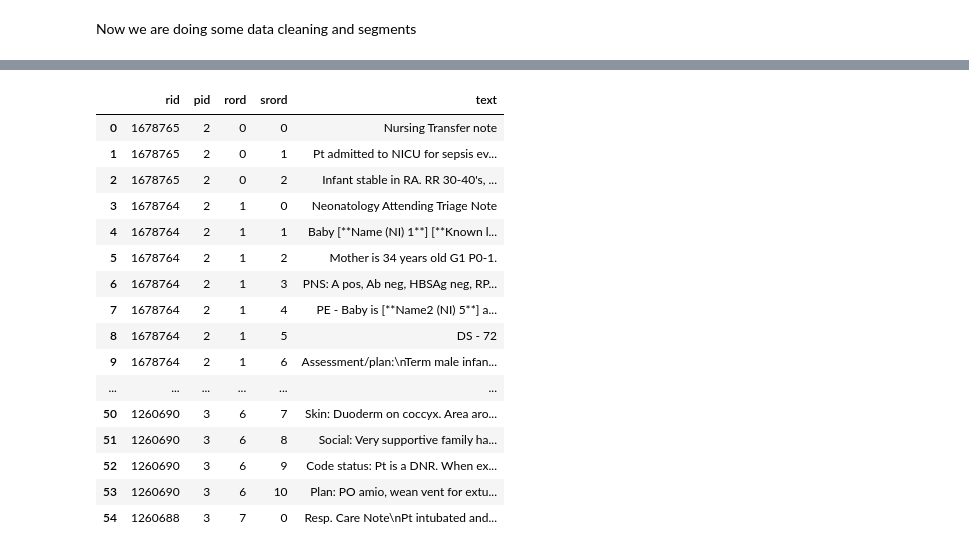
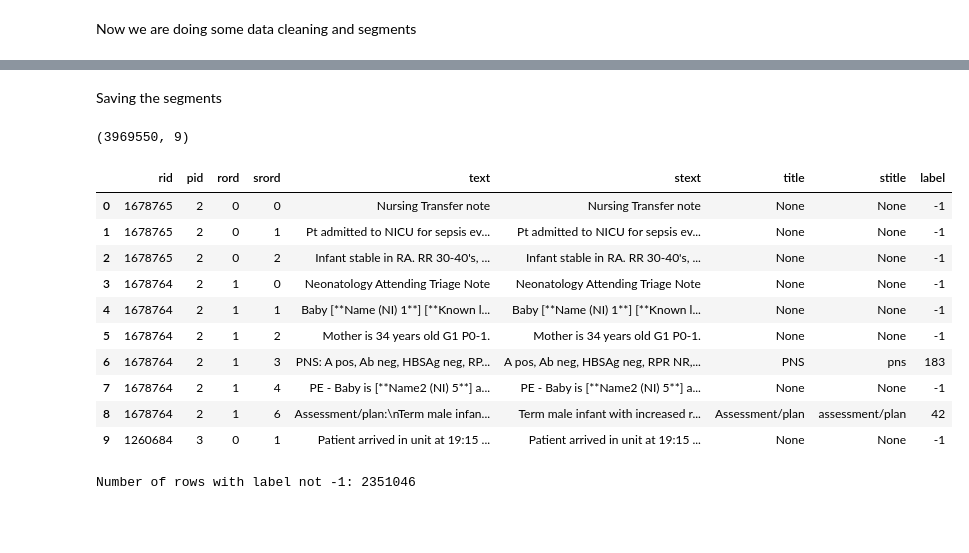
Before and after one commit to hashansl/cosc-526-data-engineering-project, a Jupyter notebook: note_extraction/create_segments.ipynb, the cells around one changed output, grey strips where cells are left out. Cells and saved outputs as stored; diff of their text form; code cells hidden in the pictures; blank space fills up the shorter version.

Commit message:
completed data processing part for nursing data

```diff
--- a/note_extraction/create_segments.ipynb
+++ b/note_extraction/create_segments.ipynb
@@ -276,0 +198,7 @@ parts = parts.reset_index()
+# %%
+tqdm.pandas(desc="> Extract and normalize")
+derived_columns = pd.DataFrame.from_records(
+    parts["text"].progress_apply(extract_and_normalize), # Applies a function with a progress bar over parts["text"].
+    columns=["stext", "title", "stitle"]                 # Gets 3 values per row
+)
+parts = pd.concat([parts, derived_columns], axis=1) # Concatenates the original parts DataFrame with the new derived columns.
@@ -276,0 +219,3 @@ parts = parts.reset_index()
+# %%
+parts = filter_parts(parts)
+parts.reset_index(inplace=True, drop=True)
@@ -276,0 +248,2 @@ parts = parts.reset_index()
+# %%
+tid2t, t2tid = get_good_titles(parts)
@@ -276,0 +278,2 @@ parts = parts.reset_index()
+# %%
+parts["label"] = parts["stitle"].map(defaultdict(int, t2tid))-1
@@ -276,0 +285,2 @@ parts = parts.reset_index()
+# %% [markdown]
+Saving the segments
@@ -277,20 +297,23 @@ parts = parts.reset_index()
 # %%
-parts
+parts.shape
 # %% [output]
-|  | rid | pid | rord | srord | text |
-| 0 | 1678765 | 2 | 0 | 0 | Nursing Transfer note |
-| 1 | 1678765 | 2 | 0 | 1 | Pt admitted to NICU for sepsis ev... |
-| 2 | 1678765 | 2 | 0 | 2 | Infant stable in RA. RR 30-40's, ... |
-| 3 | 1678764 | 2 | 1 | 0 | Neonatology Attending Triage Note |
-| 4 | 1678764 | 2 | 1 | 1 | Baby [**Name (NI) 1**] [**Known l... |
-| 5 | 1678764 | 2 | 1 | 2 | Mother is 34 years old G1 P0-1. |
-| 6 | 1678764 | 2 | 1 | 3 | PNS: A pos, Ab neg, HBSAg neg, RP... |
-| 7 | 1678764 | 2 | 1 | 4 | PE - Baby is [**Name2 (NI) 5**] a... |
-| 8 | 1678764 | 2 | 1 | 5 | DS - 72 |
-| 9 | 1678764 | 2 | 1 | 6 | Assessment/plan:\nTerm male infan... |
-| ... | ... | ... | ... | ... | ... |
-| 50 | 1260690 | 3 | 6 | 7 | Skin: Duoderm on coccyx. Area aro... |
-| 51 | 1260690 | 3 | 6 | 8 | Social: Very supportive family ha... |
-| 52 | 1260690 | 3 | 6 | 9 | Code status: Pt is a DNR. When ex... |
-| 53 | 1260690 | 3 | 6 | 10 | Plan: PO amio, wean vent for extu... |
-| 54 | 1260688 | 3 | 7 | 0 | Resp. Care Note\nPt intubated and... |
+(3969550, 9)
+# %%
+parts.head(10)
+# %% [output]
+|  | rid | pid | rord | srord | text | stext | title | stitle | label |
+| 0 | 1678765 | 2 | 0 | 0 | Nursing Transfer note | Nursing Transfer note | None | None | -1 |
+| 1 | 1678765 | 2 | 0 | 1 | Pt admitted to NICU for sepsis ev... | Pt admitted to NICU for sepsis ev... | None | None | -1 |
+| 2 | 1678765 | 2 | 0 | 2 | Infant stable in RA. RR 30-40's, ... | Infant stable in RA. RR 30-40's, ... | None | None | -1 |
+| 3 | 1678764 | 2 | 1 | 0 | Neonatology Attending Triage Note | Neonatology Attending Triage Note | None | None | -1 |
+| 4 | 1678764 | 2 | 1 | 1 | Baby [**Name (NI) 1**] [**Known l... | Baby [**Name (NI) 1**] [**Known l... | None | None | -1 |
+| 5 | 1678764 | 2 | 1 | 2 | Mother is 34 years old G1 P0-1. | Mother is 34 years old G1 P0-1. | None | None | -1 |
+| 6 | 1678764 | 2 | 1 | 3 | PNS: A pos, Ab neg, HBSAg neg, RP... | A pos, Ab neg, HBSAg neg, RPR NR,... | PNS | pns | 183 |
+| 7 | 1678764 | 2 | 1 | 4 | PE - Baby is [**Name2 (NI) 5**] a... | PE - Baby is [**Name2 (NI) 5**] a... | None | None | -1 |
+| 8 | 1678764 | 2 | 1 | 6 | Assessment/plan:\nTerm male infan... | Term male infant with increased r... | Assessment/plan | assessment/plan | 42 |
+| 9 | 1260684 | 3 | 0 | 1 | Patient arrived in unit at 19:15 ... | Patient arrived in unit at 19:15 ... | None | None | -1 |
+# %%
+# get the count of rows in the parts DataFrame where the label is not -1
+print(f"Number of rows with label not -1: {len(parts[parts.label != -1])}")
+# %% [output]
+Number of rows with label not -1: 2351046
```
Also changed, not shown: parts of 50 cells of this notebook, 1 other file.
